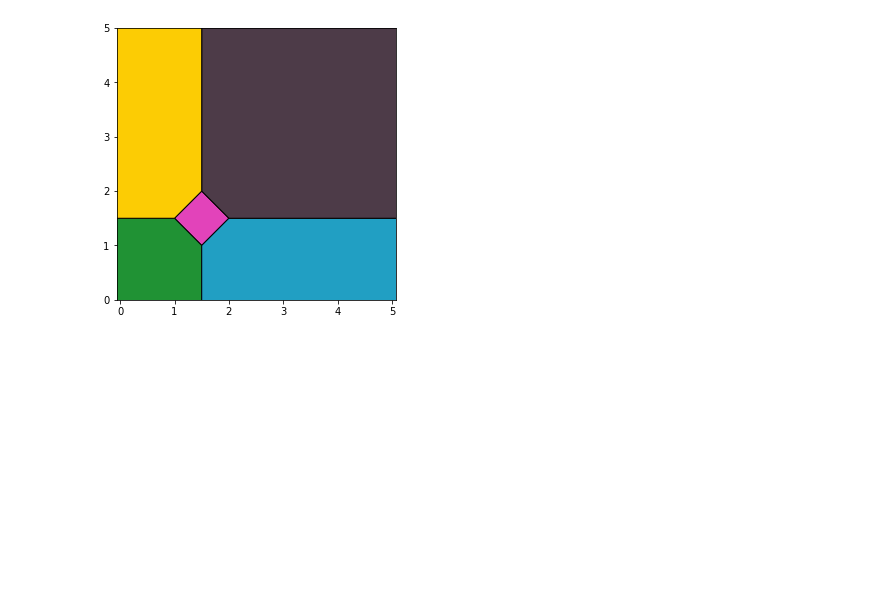
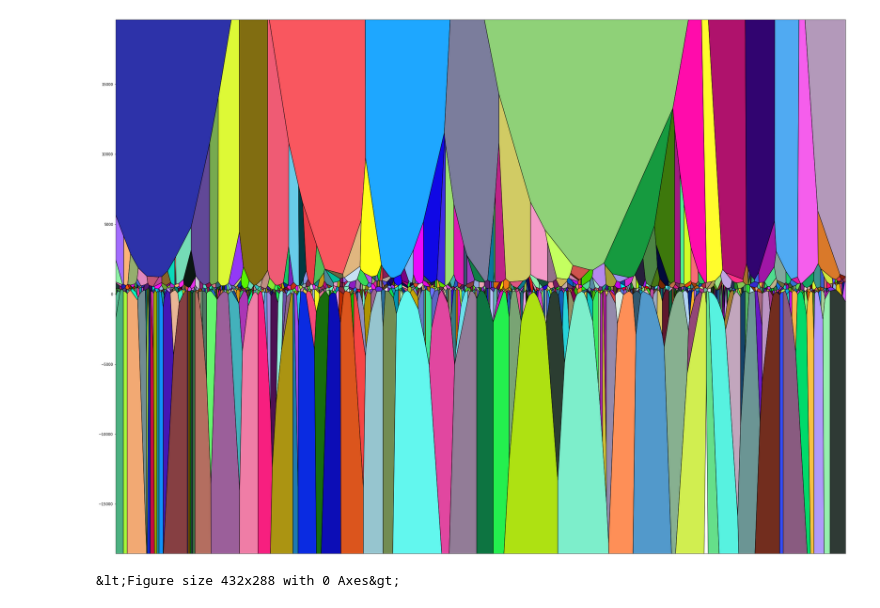
Before and after one commit to RobinTheSprite/fft-voronoi, a Jupyter notebook: fft-voronoi.ipynb, the cells around one changed output. Drawn from its saved outputs; the diff is of its cells as text; code cells hidden in the pictures; blank space fills up the shorter version.

Commit message:
Produce voronoi diagram of WAV file

```diff
--- a/fft-voronoi.ipynb
+++ b/fft-voronoi.ipynb
@@ -50,0 +71,13 @@ def random_color(as_str=True, alpha=0.5):
+# %%
+from voronoi_polygons import voronoi_finite_polygons_2d
+
+vor = Voronoi(voronoiPoints)
+
+regions, vertices = voronoi_finite_polygons_2d(vor, radius=max(maxVals)*2)
+
+polygons = []
+for reg in regions:
+    polygon = vertices[reg]
+    polygons.append(polygon)
+
+fig = voronoi_plot_2d(vor)
@@ -51,30 +86,25 @@ def random_color(as_str=True, alpha=0.5):
 # %%
-from voronoi_polygons import voronoi_finite_polygons_2d
+
 from matplotlib.patches import Polygon
 
-vor = Voronoi([(1.5,1.5), (1,1), (2,1), (2,2), (1,2)])
-
-regions, vertices = voronoi_finite_polygons_2d(vor, radius=20)
-
-polygons = []
-for reg in regions:
-    polygon = vertices[reg]
-    polygons.append(polygon)
-
-plt.figure(figsize=(5,5))
+plt.figure(figsize=(36, 27))
 ax = plt.subplot()
-
+ax.tick_params(
+    bottom=False,
+    labelbottom=False
+)
 plt.axis("equal")
-
-ax.set_xlim(0,5)
-ax.set_ylim(0,5)
 
 for poly in polygons:
         colored_cell = Polygon(poly,
                                facecolor=random_color(as_str=False, alpha=1),
                                edgecolor="black")
         ax.add_patch(colored_cell)
 
+ax.set_xlim(0, xStep*len(voronoiPoints))
+ax.set_ylim(100, 1000)
 plt.show()
+plt.savefig("gallery/gershwin")
 # %% [output]
-[figure, old version]
+[figure, new version]
+&lt;Figure size 432x288 with 0 Axes&gt;
```
Also changed, not shown: parts of 8 cells of this notebook.
